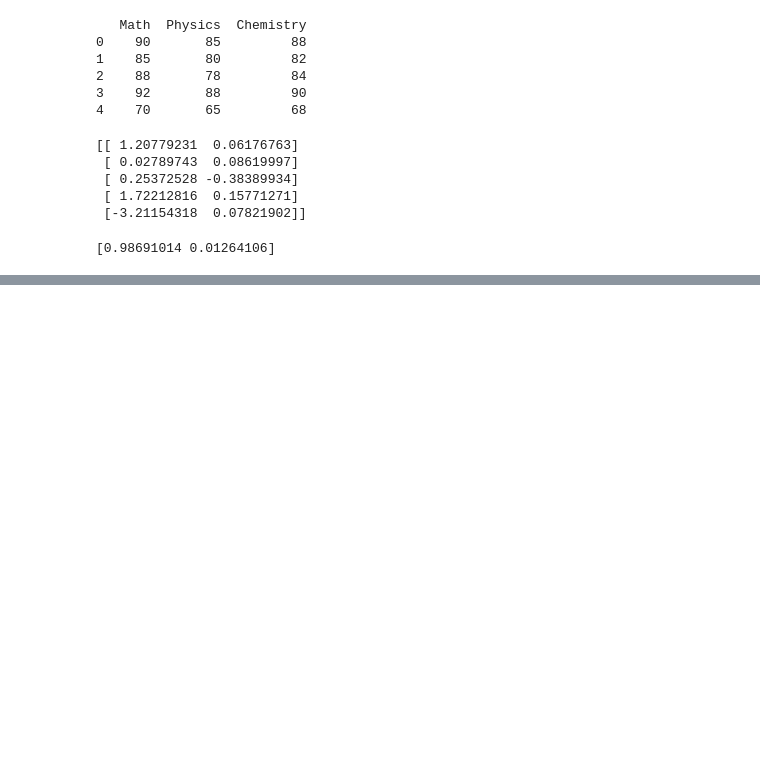
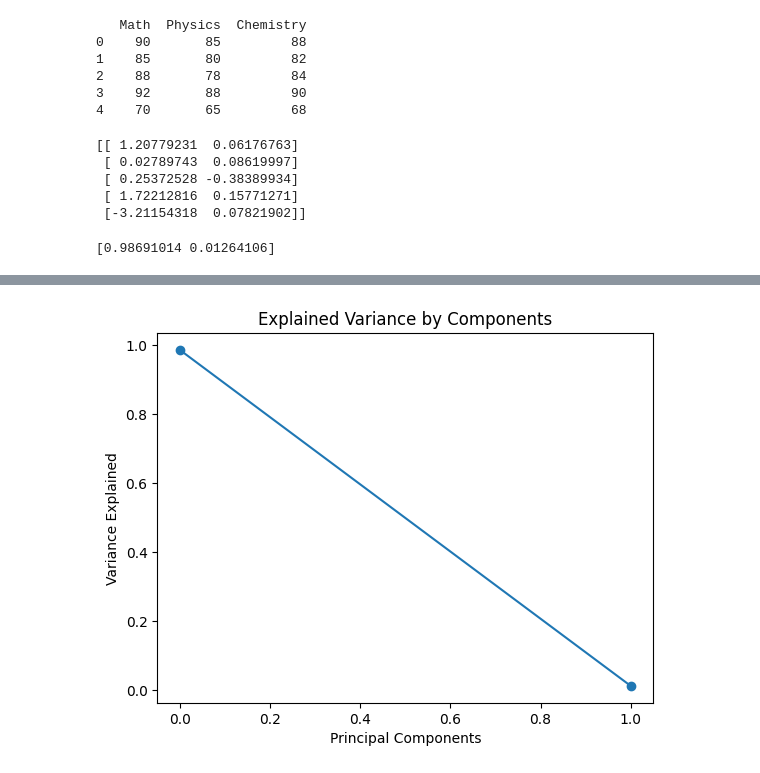
Before and after one commit to trinesh12/ML-Intern-Work, a Jupyter notebook: 01-pca/pca.ipynb, the cells around one changed output, grey strips where cells are left out. Drawn from its saved outputs; the diff is of its cells as text; code cells hidden in the pictures; blank space fills up the shorter version.

```diff
--- a/01-pca/pca.ipynb
+++ b/01-pca/pca.ipynb
@@ -40,0 +61,8 @@ print(pca.explained_variance_ratio_)
+# %%
+plt.plot(pca.explained_variance_ratio_, marker='o')
+plt.xlabel("Principal Components")
+plt.ylabel("Variance Explained")
+plt.title("Explained Variance by Components")
+plt.show()
+# %% [output]
+[figure, added]
```
Also changed, not shown: parts of 5 cells of this notebook.
